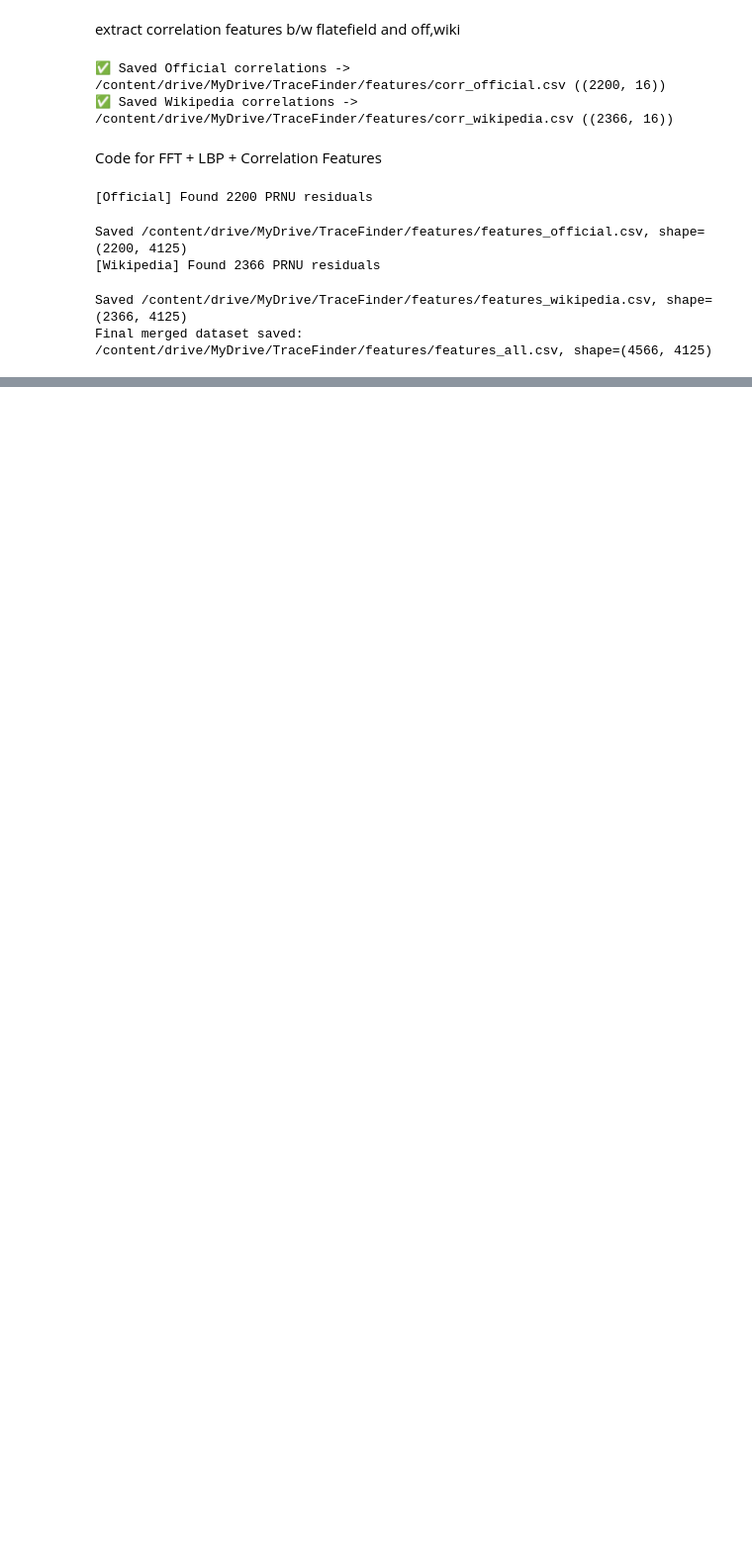
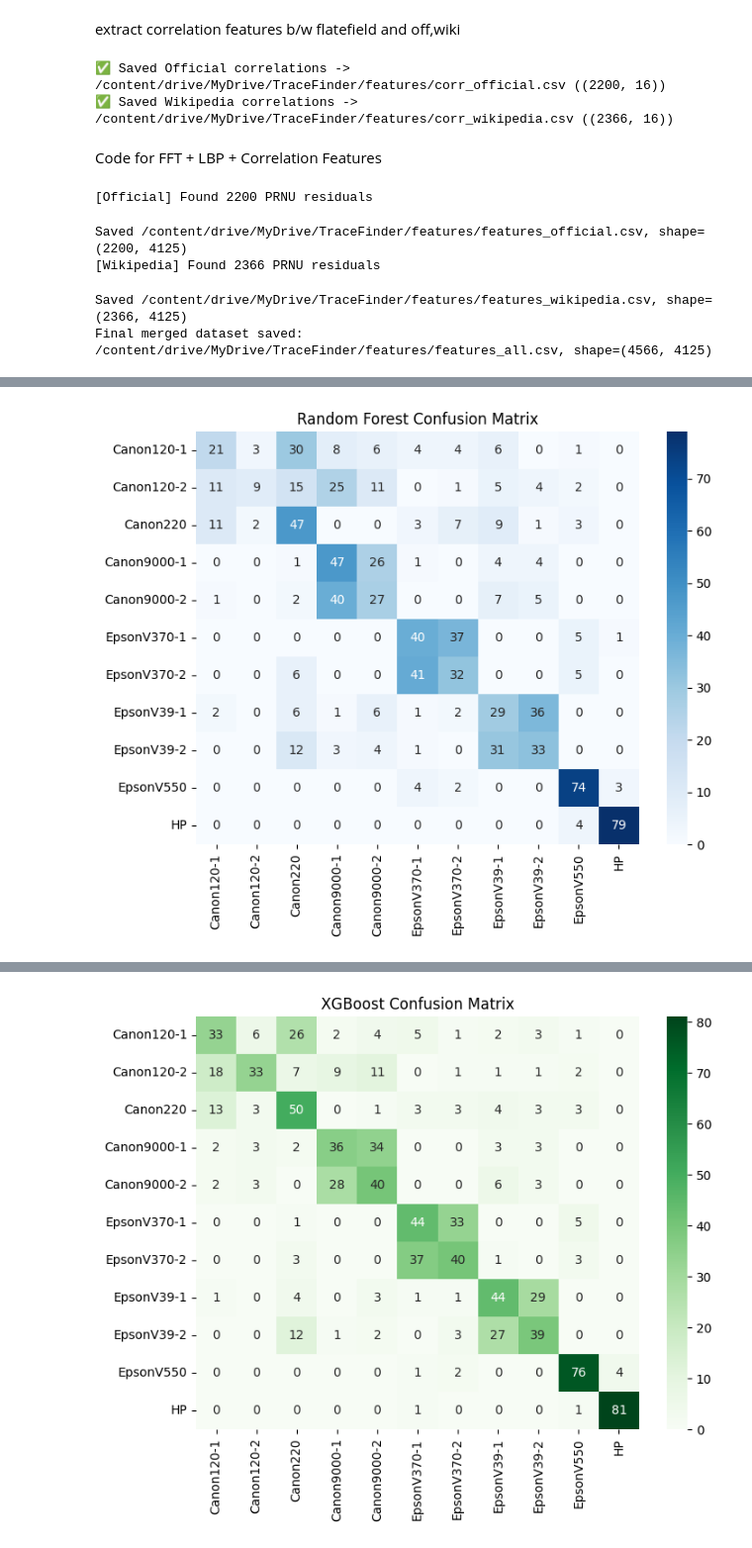
Before and after one commit to Narendra-0017/AI_TraceFinder-Narendra, a Jupyter notebook: NarendraChaudhari/AI_TraceFinder.ipynb, the cells around one changed output, grey strips where cells are left out. Shown at 99% size. Cells and saved outputs as stored; diff of their text form; code cells hidden in the pictures; blank space fills up the shorter version.

```diff
--- a/NarendraChaudhari/AI_TraceFinder.ipynb
+++ b/NarendraChaudhari/AI_TraceFinder.ipynb
@@ -794,3 +794,69 @@ Saved /content/drive/MyDrive/TraceFinder/features/features_official.csv, shape=(
 [Wikipedia] Found 2366 PRNU residuals
 Saved /content/drive/MyDrive/TraceFinder/features/features_wikipedia.csv, shape=(2366, 4125)
 Final merged dataset saved: /content/drive/MyDrive/TraceFinder/features/features_all.csv, shape=(4566, 4125)
+# %%
+import pandas as pd
+import numpy as np
+from sklearn.model_selection import train_test_split, cross_val_score
+from sklearn.metrics import classification_report, confusion_matrix, accuracy_score
+from sklearn.ensemble import RandomForestClassifier
+from xgboost import XGBClassifier
+from sklearn.preprocessing import LabelEncoder
+import matplotlib.pyplot as plt
+import seaborn as sns
+
+# Load dataset
+FEATURES_DIR = "/content/drive/MyDrive/TraceFinder/features"
+df = pd.read_csv(f"{FEATURES_DIR}/features_all.csv")
+
+# Features + Labels
+X = df.drop(columns=["path", "scanner", "subset"])
+y = df["scanner"]
+
+# Encode string labels -> integers
+le = LabelEncoder()
+y_encoded = le.fit_transform(y)
+
+# Train/test split
+X_train, X_test, y_train, y_test = train_test_split(
+    X, y_encoded, test_size=0.2, random_state=42, stratify=y_encoded
+)
+
+# -------- Random Forest --------
+rf = RandomForestClassifier(n_estimators=300, random_state=42, n_jobs=-1)
+rf.fit(X_train, y_train)
+y_pred_rf = rf.predict(X_test)
+
+print("\n--- Random Forest ---")
+print("Accuracy:", accuracy_score(y_test, y_pred_rf))
+print(classification_report(y_test, y_pred_rf, target_names=le.classes_))
+
+plt.figure(figsize=(8,6))
+sns.heatmap(confusion_matrix(y_test, y_pred_rf), annot=True, fmt="d",
+            xticklabels=le.classes_, yticklabels=le.classes_, cmap="Blues")
+plt.title("Random Forest Confusion Matrix")
+plt.show()
+
+# -------- XGBoost --------
+xgb = XGBClassifier(
+    n_estimators=300,
+    max_depth=8,
+    learning_rate=0.05,
+    subsample=0.8,
+    colsample_bytree=0.8,
+    random_state=42,
+    tree_method="gpu_hist"   # 🚀 GPU if available
+)
+xgb.fit(X_train, y_train)
+y_pred_xgb = xgb.predict(X_test)
+
+print("\n--- XGBoost ---")
+print("Accuracy:", accuracy_score(y_test, y_pred_xgb))
+print(classification_report(y_test, y_pred_xgb, target_names=le.classes_))
+
+plt.figure(figsize=(8,6))
+sns.heatmap(confusion_matrix(y_test, y_pred_xgb), annot=True, fmt="d",
+            xticklabels=le.classes_, yticklabels=le.classes_, cmap="Greens")
+plt.title("XGBoost Confusion Matrix")
+plt.show()
+# %% [output]
@@ -796,0 +882 @@ Final merged dataset saved: /content/drive/MyDrive/TraceFinder/features/features
+[figure, added]
@@ -796,0 +916 @@ Final merged dataset saved: /content/drive/MyDrive/TraceFinder/features/features
+[figure, added]
```
Also changed, not shown: parts of 4 cells of this notebook.
